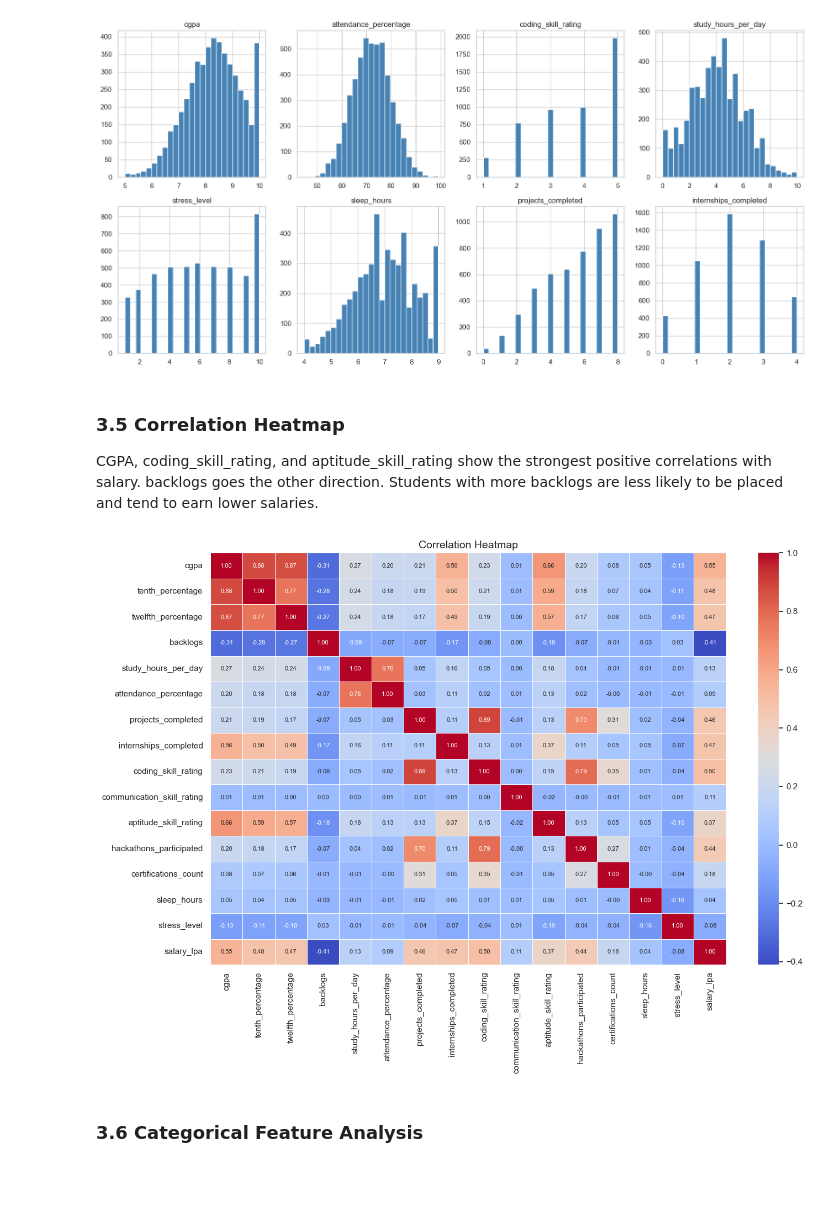
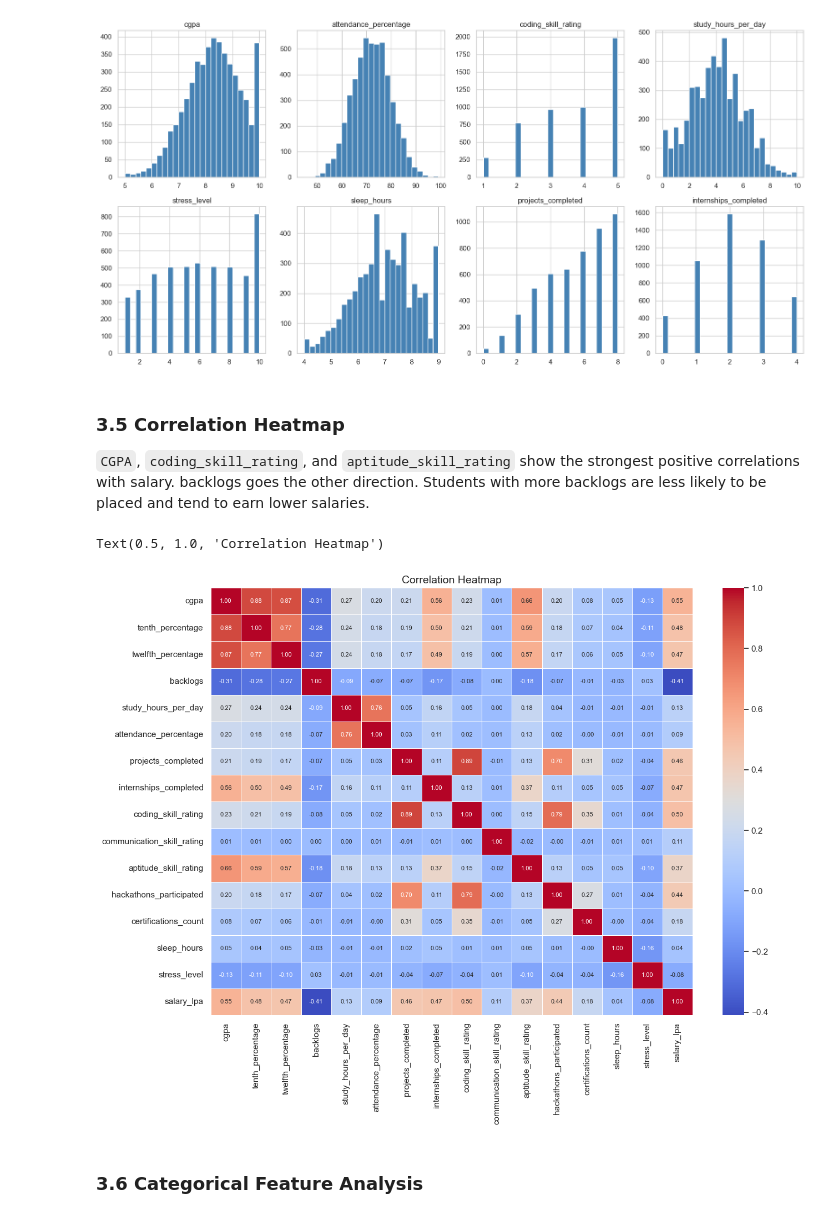
Before and after one commit to Kenrockender/UTS-MD, a Jupyter notebook: notebook.ipynb, the cells around one changed output. Drawn from its saved outputs; the diff is of its cells as text; code cells hidden in the pictures; blank space fills up the shorter version.

```diff
--- a/notebook.ipynb
+++ b/notebook.ipynb
@@ -151,17 +151,16 @@ plt.show()
 [figure]
 # %% [markdown]
 ### 3.5 Correlation Heatmap
-CGPA, coding_skill_rating, and aptitude_skill_rating show the strongest positive correlations with salary. backlogs goes the other direction. Students with more backlogs are less likely to be placed and tend to earn lower salaries.
+`CGPA`, `coding_skill_rating`, and `aptitude_skill_rating` show the strongest positive correlations with salary. backlogs goes the other direction. Students with more backlogs are less likely to be placed and tend to earn lower salaries.
 # %%
 numeric_df = df.select_dtypes(include='number')
 plt.figure(figsize=(14, 10))
 sns.heatmap(numeric_df.corr(), annot=True, fmt='.2f', cmap='coolwarm',
             linewidths=0.5, annot_kws={'size': 8})
 plt.title('Correlation Heatmap', fontsize=14)
-plt.tight_layout()
-plt.show()
 # %% [output]
+Text(0.5, 1.0, 'Correlation Heatmap')
-[figure, old version]
+[figure, new version]
 # %% [markdown]
 ### 3.6 Categorical Feature Analysis
 # %%
```
Also changed, not shown: parts of 5 cells of this notebook, 7 other files.
